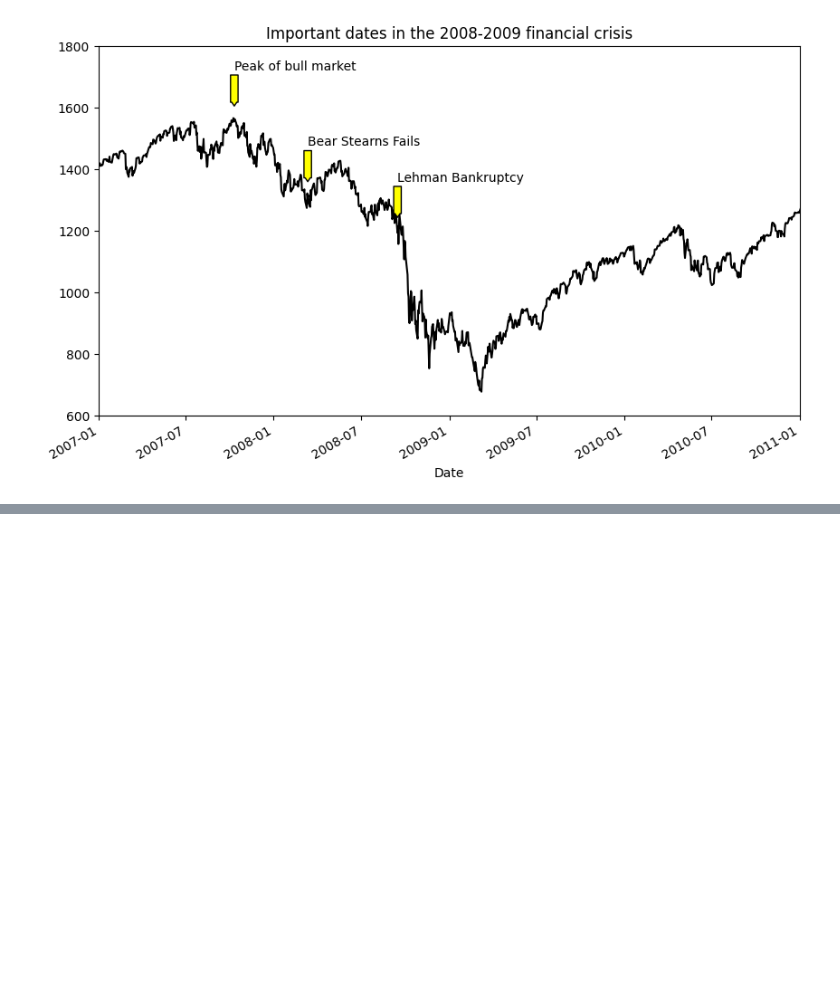
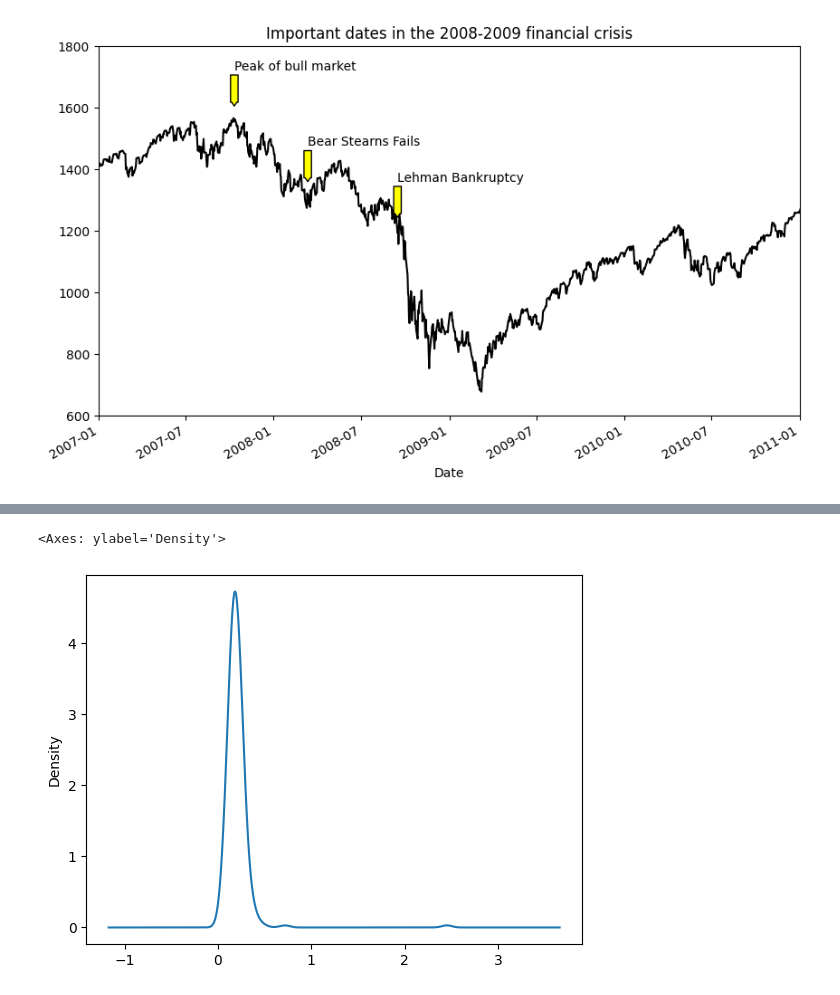
Before and after one commit to Windboooy/school-python-spider-learn, a Jupyter notebook: learn/test3.ipynb, the cells around one changed output, grey strips where cells are left out. Cells and saved outputs as stored; diff of their text form; code cells hidden in the pictures; blank space fills up the shorter version.

```diff
--- a/learn/test3.ipynb
+++ b/learn/test3.ipynb
@@ -125,0 +144,5 @@ Text(0.5, 1.0, 'Important dates in the 2008-2009 financial crisis')
+# %%
+tips['tip_pct'].plot.density()
+# %% [output]
+<Axes: ylabel='Density'>
+[figure, added]
```
Also changed, not shown: parts of 12 cells of this notebook.
